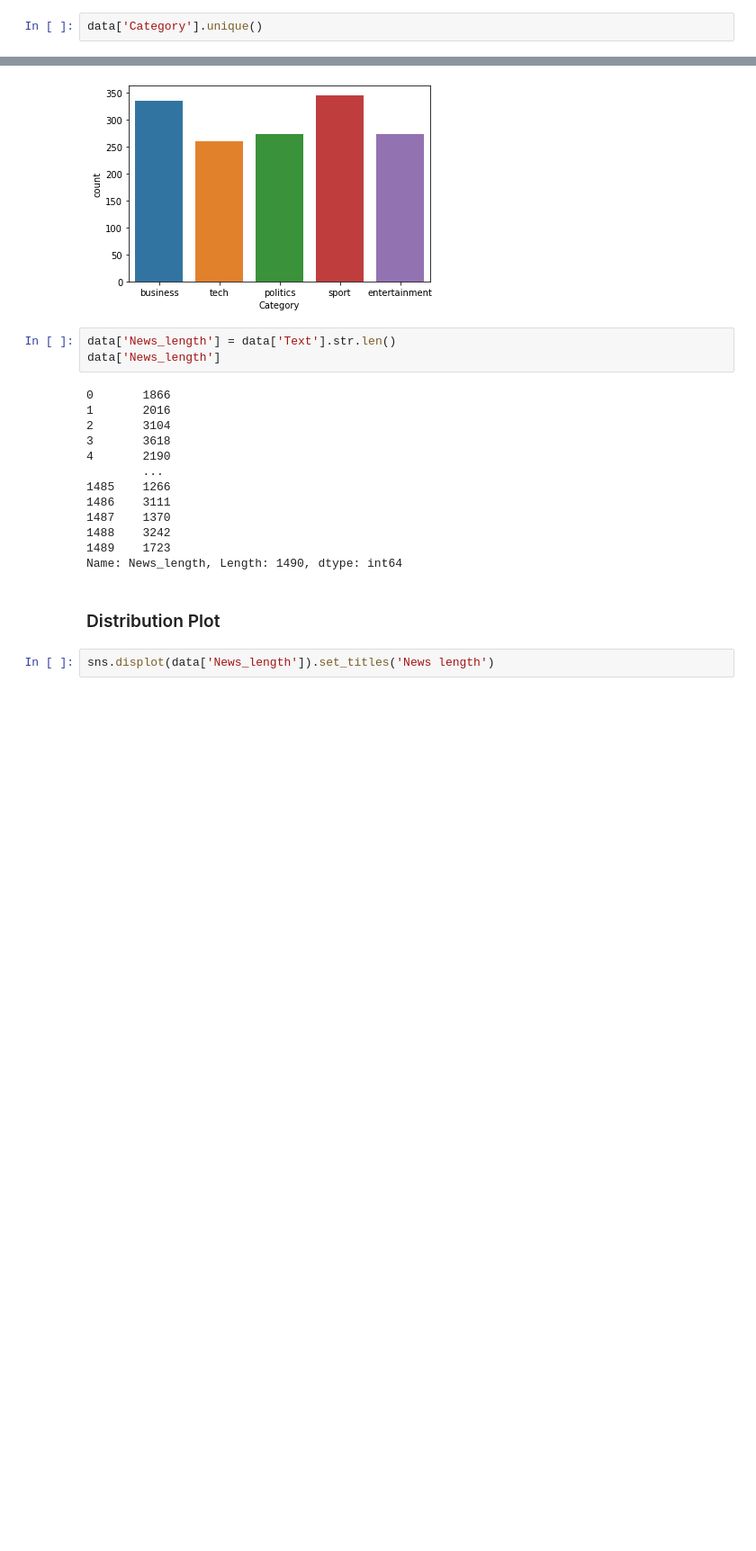
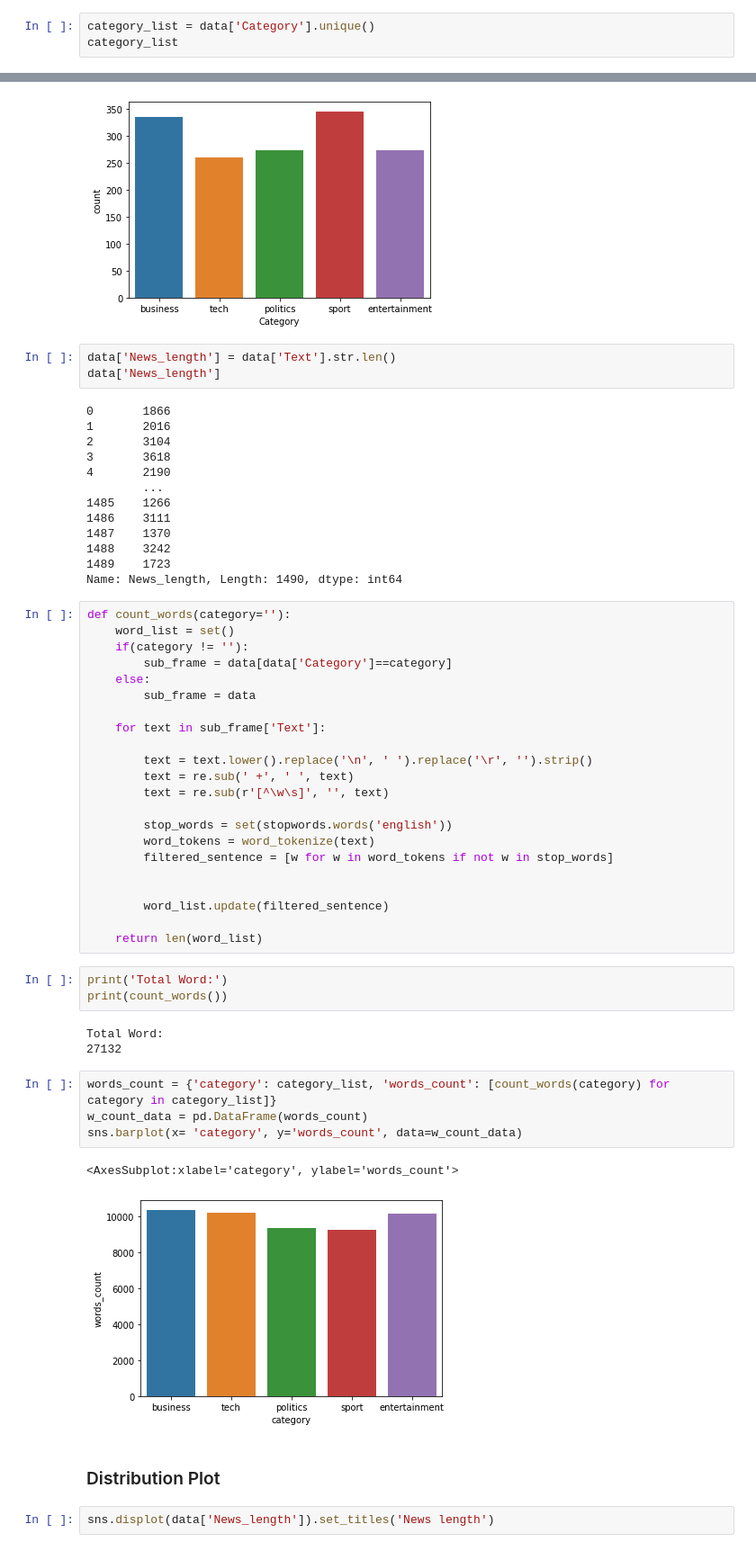
Before and after one commit to 6210110297/chat-topic-classification, a Jupyter notebook: first_text_classification.ipynb, the cells around one changed output, grey strips where cells are left out. Shown at 90% size. Saved outputs shown, nothing was run; the diff lists cells and outputs as text; blank space fills up the shorter version.

Commit message:
word count with plot

```diff
--- a/first_text_classification.ipynb
+++ b/first_text_classification.ipynb
@@ -21,7 +21,8 @@ data.head()
 # %% [markdown]
 ### Understanding Features and Target Variables
 # %%
-data['Category'].unique()
+category_list = data['Category'].unique()
+category_list
 # %% [output]
 array(['business', 'tech', 'politics', 'sport', 'entertainment'],
       dtype=object)
@@ -68,6 +69,41 @@ data['News_length']
 1488    3242
 1489    1723
 Name: News_length, Length: 1490, dtype: int64
+# %%
+def count_words(category=''):
+    word_list = set()
+    if(category != ''):
+        sub_frame = data[data['Category']==category]
+    else:
+        sub_frame = data
+
+    for text in sub_frame['Text']:
+
+        text = text.lower().replace('\n', ' ').replace('\r', '').strip()
+        text = re.sub(' +', ' ', text)
+        text = re.sub(r'[^\w\s]', '', text)
+
+        stop_words = set(stopwords.words('english'))
+        word_tokens = word_tokenize(text)
+        filtered_sentence = [w for w in word_tokens if not w in stop_words]
+
+
+        word_list.update(filtered_sentence)
+
+    return len(word_list)
+# %%
+print('Total Word:')
+print(count_words())
+# %% [output]
+Total Word:
+27132
+# %%
+words_count = {'category': category_list, 'words_count': [count_words(category) for category in category_list]}
+w_count_data = pd.DataFrame(words_count)
+sns.barplot(x= 'category', y='words_count', data=w_count_data)
+# %% [output]
+<AxesSubplot:xlabel='category', ylabel='words_count'>
+[figure, added]
 # %% [markdown]
 ### Distribution Plot
 # %%
```
Also changed, not shown: 1 other file.
